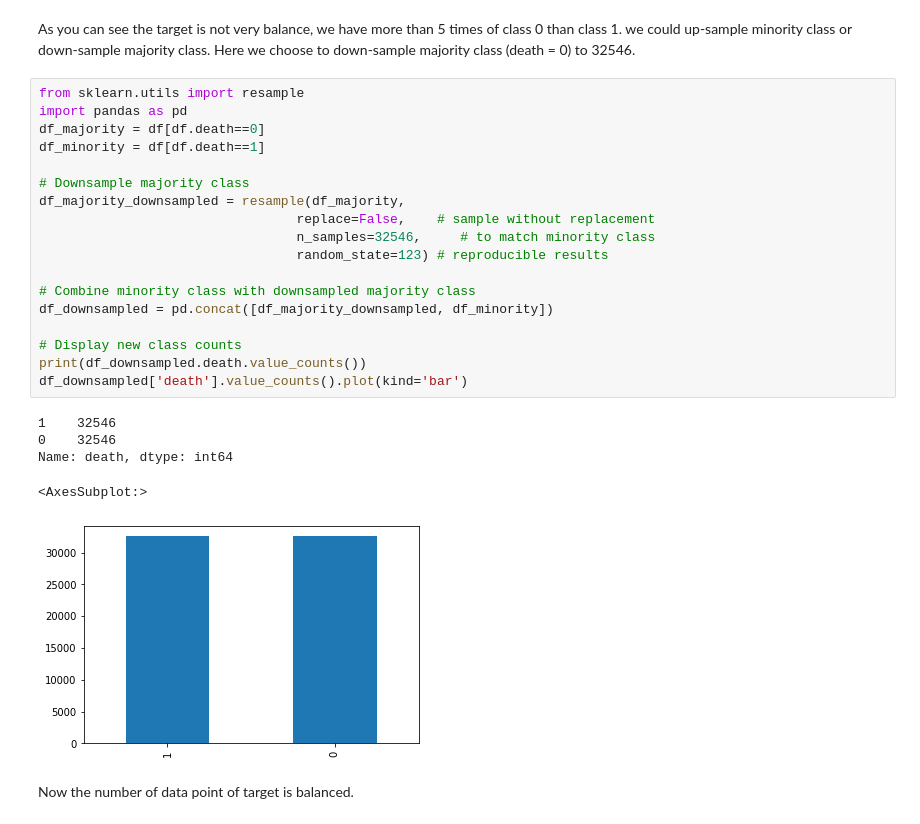
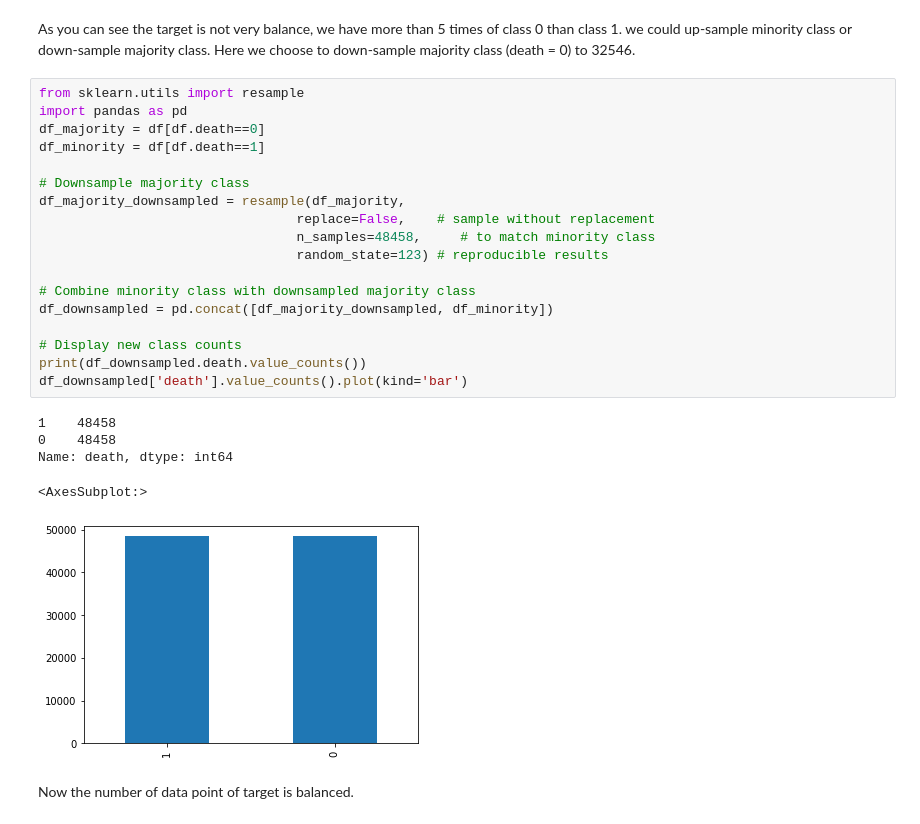
Before and after one commit to ruqianq/NHTSA_FARS_Data_Analysis, a Jupyter notebook: NHTSA_FARS_2015.ipynb, the cells around one changed output. Cells and saved outputs as stored; diff of their text form.

```diff
--- a/NHTSA_FARS_2015.ipynb
+++ b/NHTSA_FARS_2015.ipynb
@@ -79,27 +79,27 @@ Here we choose to down-sample majority class (death = 0) to 32546.
 # %%
 from sklearn.utils import resample
 import pandas as pd
 df_majority = df[df.death==0]
 df_minority = df[df.death==1]
 
 # Downsample majority class
 df_majority_downsampled = resample(df_majority,
                                  replace=False,    # sample without replacement
-                                 n_samples=32546,     # to match minority class
+                                 n_samples=48458,     # to match minority class
                                  random_state=123) # reproducible results
 
 # Combine minority class with downsampled majority class
 df_downsampled = pd.concat([df_majority_downsampled, df_minority])
 
 # Display new class counts
 print(df_downsampled.death.value_counts())
 df_downsampled['death'].value_counts().plot(kind='bar')
 # %% [output]
-1    32546
-0    32546
+1    48458
+0    48458
 Name: death, dtype: int64
 <AxesSubplot:>
-[figure, old version]
+[figure, new version]
 # %% [markdown]
 Now the number of data point of target is balanced.
 # %% [markdown]
```
Also changed, not shown: parts of 16 cells of this notebook.
